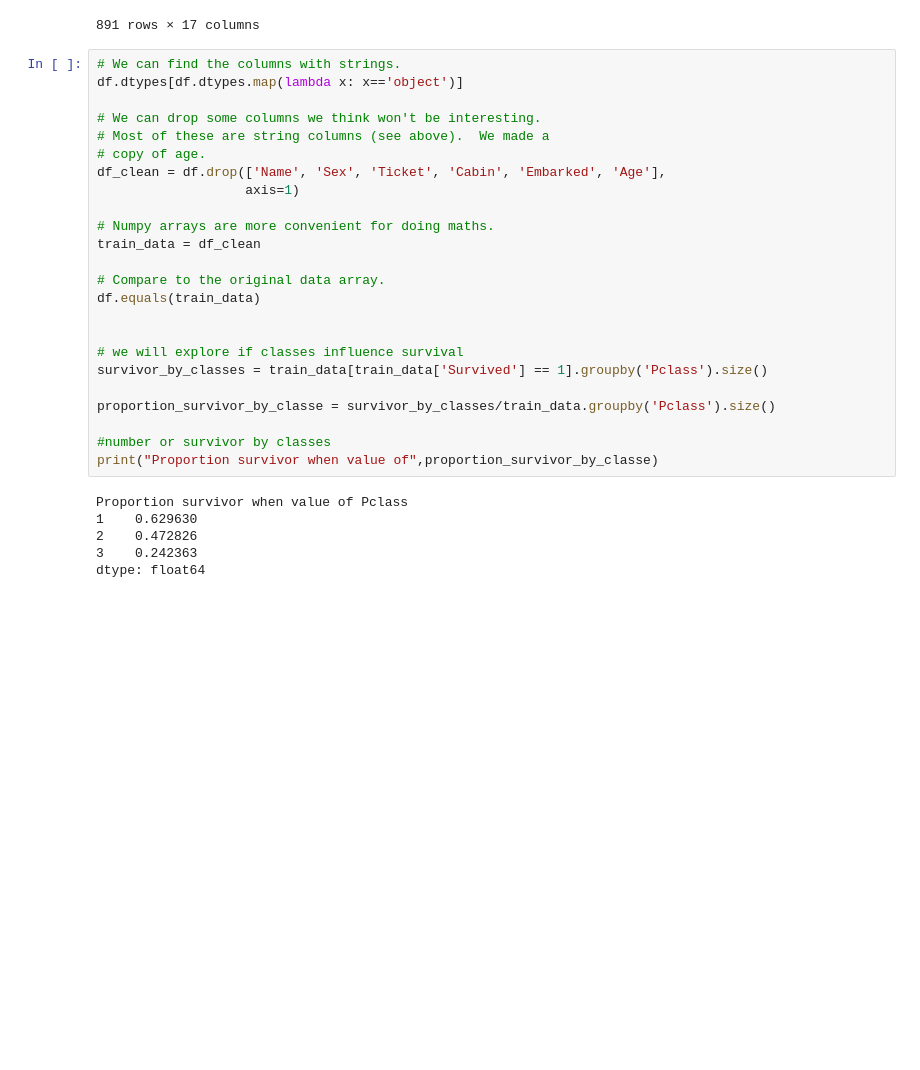
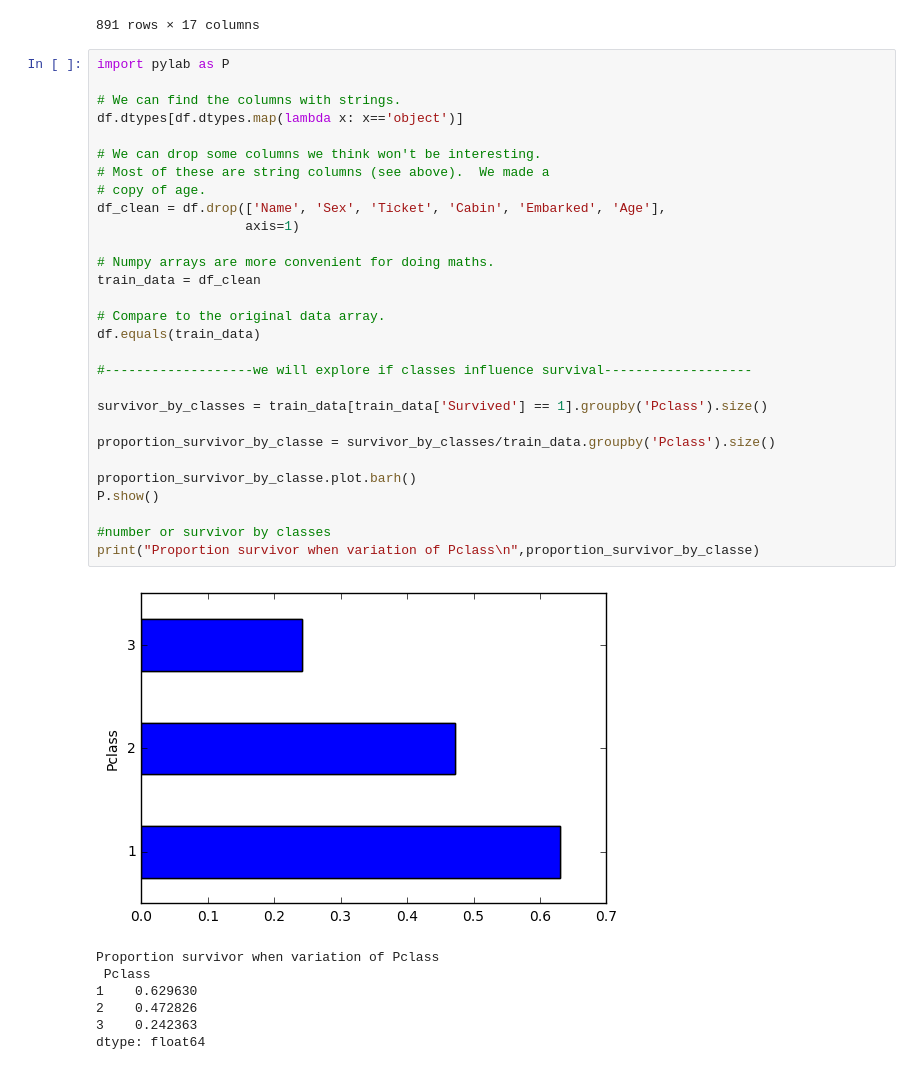
Before and after one commit to zackdu35/2016-2017, a Jupyter notebook: P1/pandas.ipynb, the cells around one changed output. Drawn from its saved outputs; the diff is of its cells as text; blank space fills up the shorter version.

```diff
--- a/P1/pandas.ipynb
+++ b/P1/pandas.ipynb
@@ -463,31 +451,38 @@ df
 | 890 | 891 | 0 | 3 | Dooley, Mr. Patrick | male | 32.0 | 0 | 0 | 370376 | 7.7500 | ... |
 891 rows × 17 columns
 # %%
+import pylab as P
+
 # We can find the columns with strings.
 df.dtypes[df.dtypes.map(lambda x: x=='object')]
 
 # We can drop some columns we think won't be interesting.
 # Most of these are string columns (see above).  We made a
 # copy of age.
 df_clean = df.drop(['Name', 'Sex', 'Ticket', 'Cabin', 'Embarked', 'Age'],
                    axis=1)
 
 # Numpy arrays are more convenient for doing maths.
 train_data = df_clean
 
 # Compare to the original data array.
 df.equals(train_data)
 
+#-------------------we will explore if classes influence survival-------------------
 
-# we will explore if classes influence survival
 survivor_by_classes = train_data[train_data['Survived'] == 1].groupby('Pclass').size()
 
 proportion_survivor_by_classe = survivor_by_classes/train_data.groupby('Pclass').size()
 
+proportion_survivor_by_classe.plot.barh()
+P.show()
+
 #number or survivor by classes
-print("Proportion survivor when value of",proportion_survivor_by_classe)
+print("Proportion survivor when variation of Pclass\n",proportion_survivor_by_classe)
 # %% [output]
+[figure, added]
-Proportion survivor when value of Pclass
+Proportion survivor when variation of Pclass
+ Pclass
 1    0.629630
 2    0.472826
 3    0.242363
```
Also changed, not shown: parts of 3 cells of this notebook.
